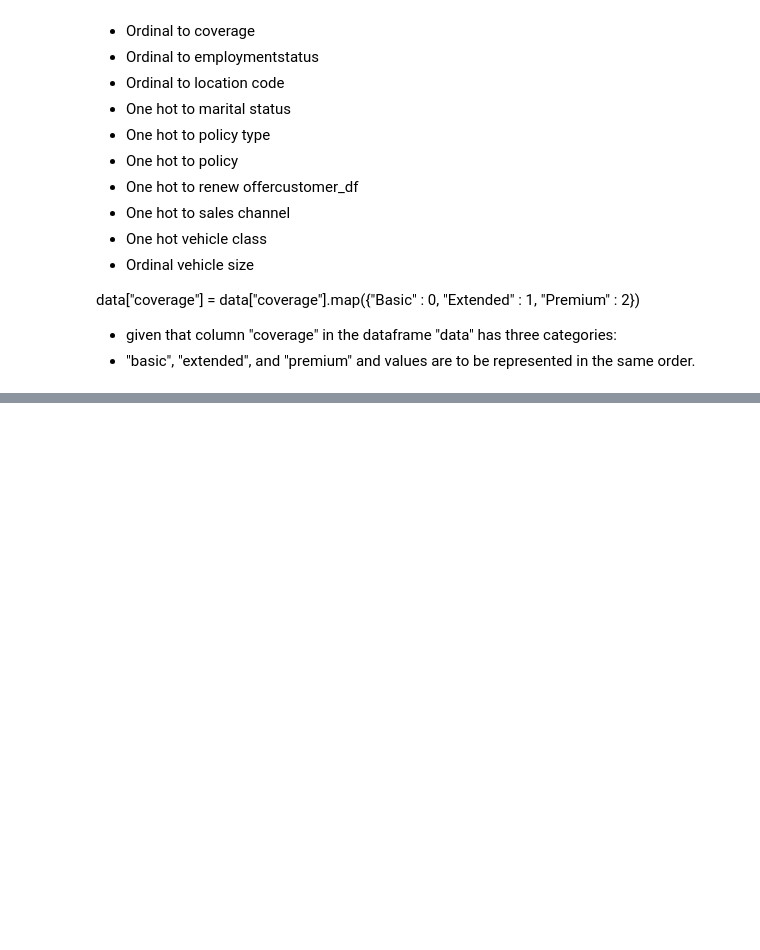
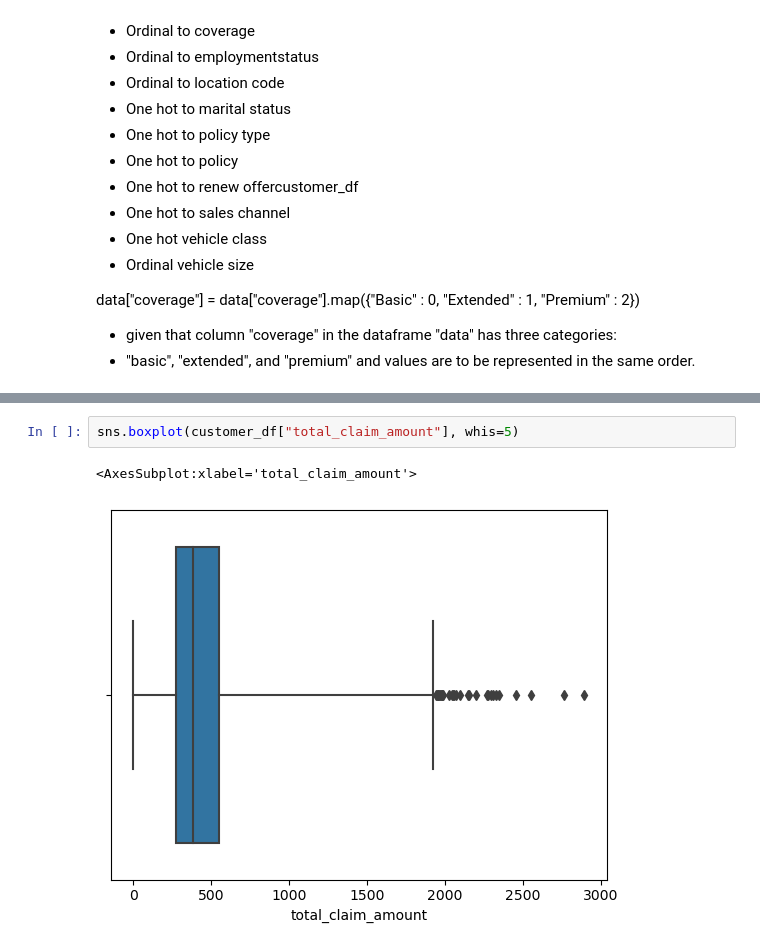
Before and after one commit to KirstyGos/lab-data-cleaning-and-wrangling, a Jupyter notebook: lab-data-cleaning-and-wrangling.ipynb, the cells around one changed output, grey strips where cells are left out. Cells and saved outputs as stored; diff of their text form; blank space fills up the shorter version.

```diff
--- a/lab-data-cleaning-and-wrangling.ipynb
+++ b/lab-data-cleaning-and-wrangling.ipynb
@@ -376,0 +416,5 @@ data["coverage"] = data["coverage"].map({"Basic" : 0, "Extended" : 1, "Premium"
+# %%
+sns.boxplot(customer_df["total_claim_amount"], whis=5)
+# %% [output]
+<AxesSubplot:xlabel='total_claim_amount'>
+[figure, added]
```
Also changed, not shown: parts of 38 cells of this notebook.
